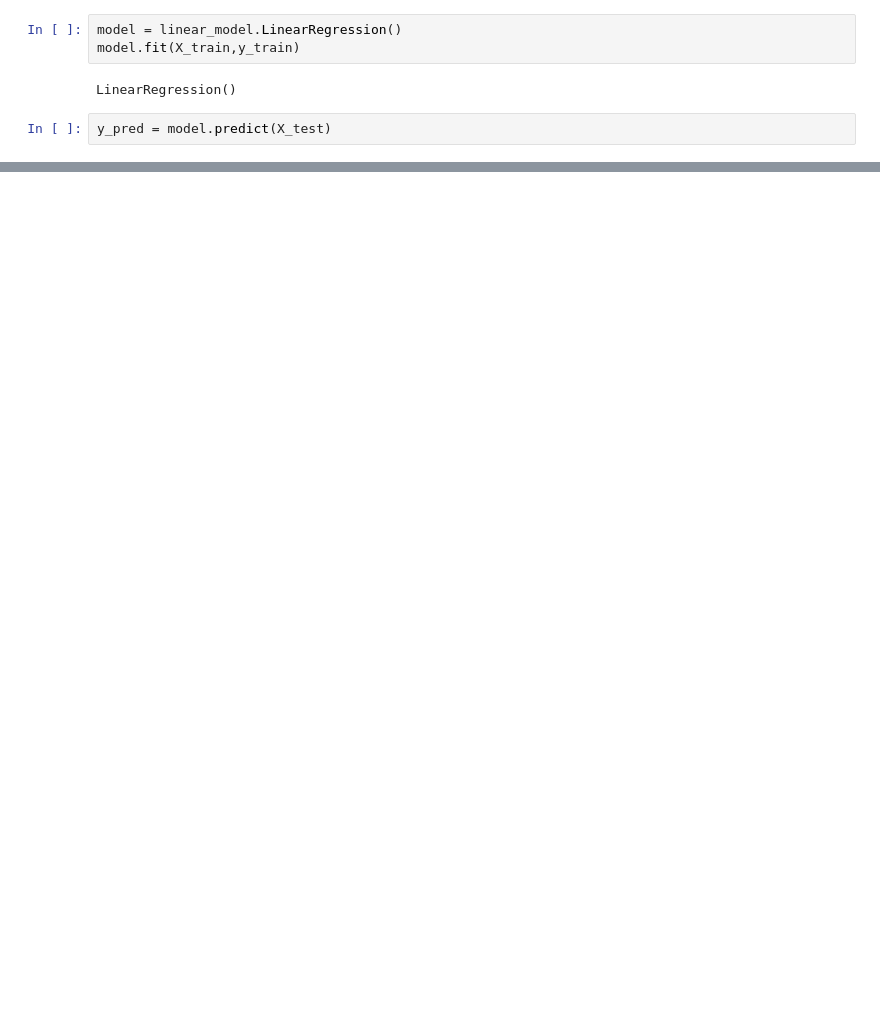
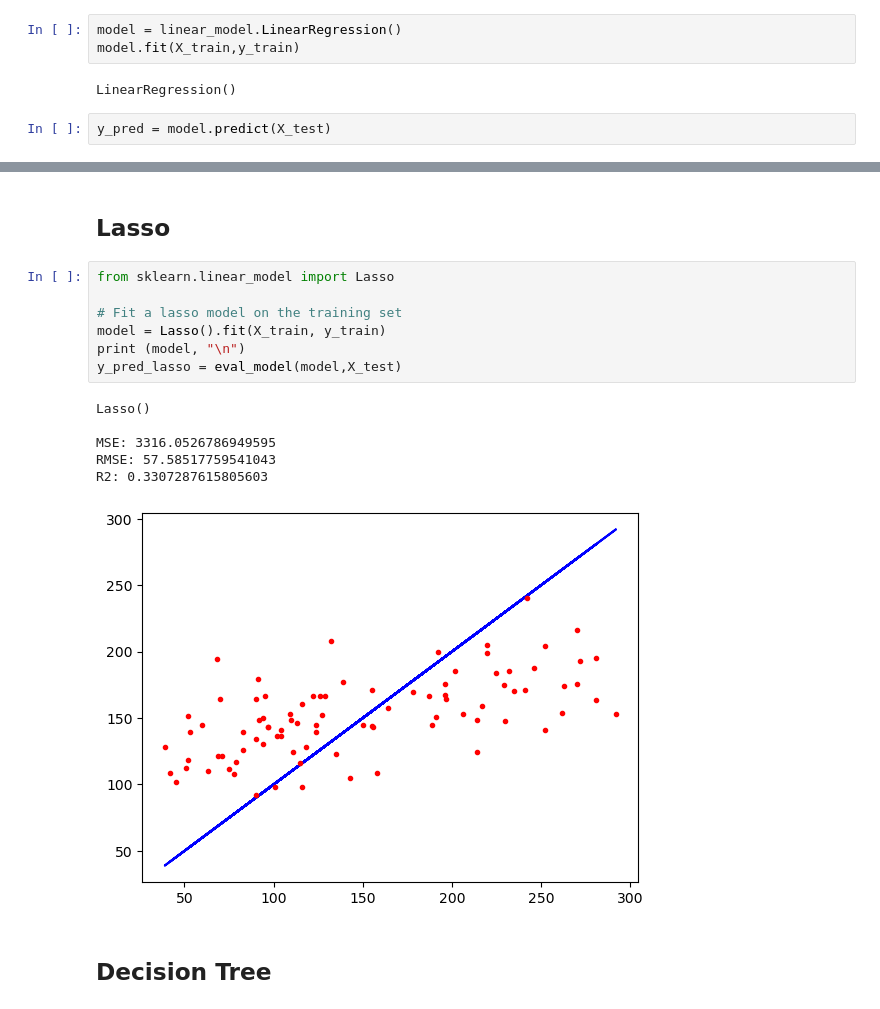
Before and after one commit to llisabere/ML-For-Beginners, a Jupyter notebook: 2-Regression/1-Tools/notebook.ipynb, the cells around one changed output, grey strips where cells are left out. Saved outputs shown, nothing was run; the diff lists cells and outputs as text; blank space fills up the shorter version.

```diff
--- a/2-Regression/1-Tools/notebook.ipynb
+++ b/2-Regression/1-Tools/notebook.ipynb
@@ -31,0 +50,18 @@ plt.plot(y_test,y_pred, '.r')
+# %% [markdown]
+## Lasso
+# %%
+from sklearn.linear_model import Lasso
+
+# Fit a lasso model on the training set
+model = Lasso().fit(X_train, y_train)
+print (model, "\n")
+y_pred_lasso = eval_model(model,X_test)
+# %% [output]
+Lasso()
+
+MSE: 3316.0526786949595
+RMSE: 57.58517759541043
+R2: 0.3307287615805603
+[figure, added]
+# %% [markdown]
+## Decision Tree
```
Also changed, not shown: parts of 14 cells of this notebook.
